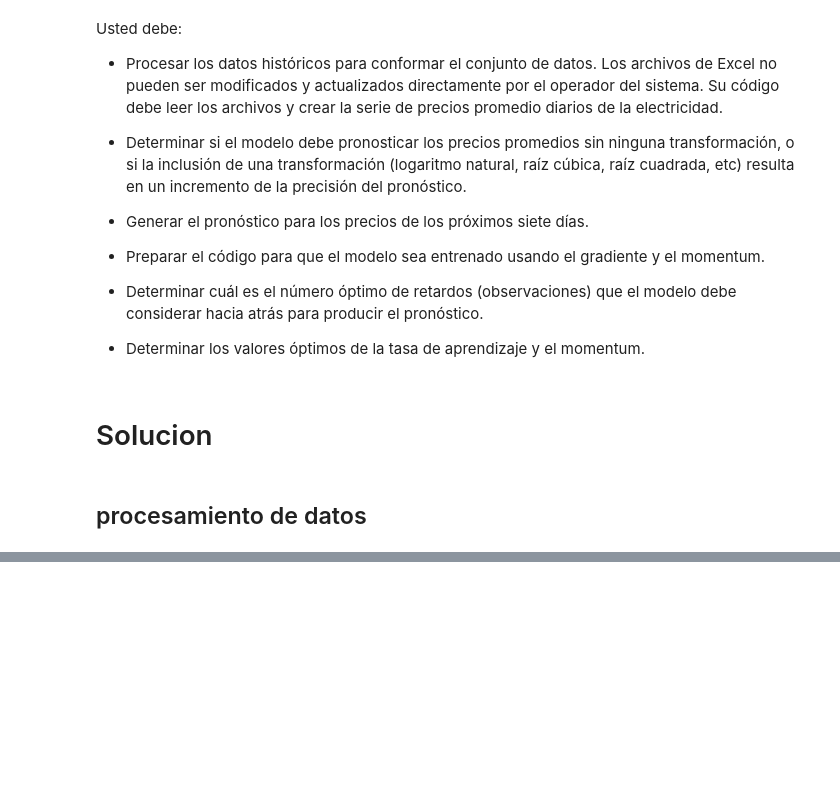
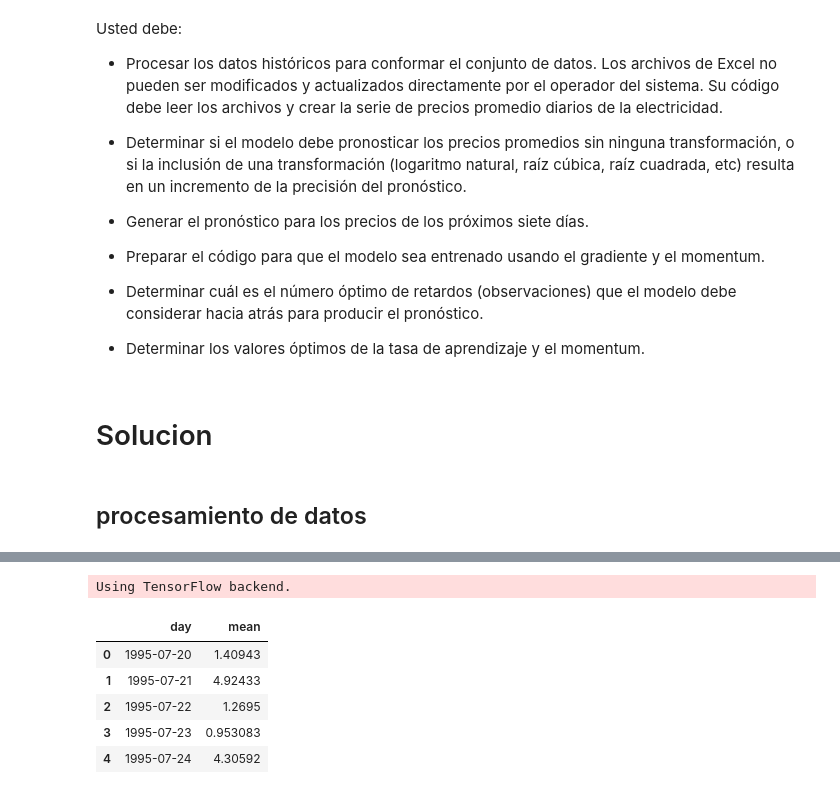
Before and after one commit to ann-2018-03/evaluacion-stobonlopez, a Jupyter notebook: 01-precios.ipynb, the cells around one changed output, grey strips where cells are left out. Cells and saved outputs as stored; diff of their text form; code cells hidden in the pictures; blank space fills up the shorter version.

```diff
--- a/01-precios.ipynb
+++ b/01-precios.ipynb
@@ -57,0 +40,61 @@ all_data.describe()
+# %%
+%matplotlib inline
+import matplotlib.pyplot as plt
+import pandas as pd
+import glob
+import numpy as np
+import tensorflow as tf
+tf.enable_eager_execution()
+import numpy as np
+from sklearn.model_selection import ParameterGrid
+from sklearn.model_selection import GridSearchCV
+from sklearn.preprocessing import MinMaxScaler
+from sklearn.metrics import r2_score
+from sklearn import metrics
+from keras import optimizers
+from keras.layers import LSTM
+from keras.layers import Dense
+from keras.layers import Dropout
+from keras.models import Sequential
+from keras.wrappers.scikit_learn import KerasRegressor
+from keras.callbacks import EarlyStopping, ReduceLROnPlateau, ModelCheckpoint, TensorBoard
+# %% [output]
+Using TensorFlow backend.
+# %%
+col = ["day","mean"]
+mp = pd.DataFrame(columns = col)
+checkerDuplicates = set()
+
+for y in range(1995, 2019):
+    if y == 2011:
+        tmp = 0
+    if y <= 2015:
+        t = pd.read_excel('datos/precios/Precio_Bolsa_Nacional_($kwh)_'+str(y)+'.xlsx')
+    else:
+        t = pd.read_excel('datos/precios/Precio_Bolsa_Nacional_($kwh)_'+str(y)+'.xls')
+
+    for i, row in t.iterrows():
+        tmp1 = []
+        if y == 2011:
+            if tmp < 2:
+                continue
+            else:
+               tmp1 = [row[0], np.mean(row[1:-2]), row[-2]]
+            tmp = tmp + 1
+        else:
+            if (i < 2):
+                continue
+            if y in [1995,1996,1997,1998,1999,2001,2002,2003,2004,2006,2007,2008,2009,]:
+                tmp1 = [row[0], np.max(np.mean(row[1:]))]
+            elif y in [2000,2005,2010,2015,2016,2017,2018]:
+                tmp1 = [row[0], np.mean(row[1:-1])]
+            else:
+                tmp1 = [row[0], np.mean(row[1:-2])]
+        if tmp1[0] is np.nan:
+            continue
+        if not isinstance(tmp1[0], str):
+            tmp1[0] = "{:%Y-%m-%d}".format(tmp1[0])
+
+        if not tmp1[0] in checkerDuplicates:
+            mp.loc[len(mp), :] = tmp1
+            checkerDuplicates.add(tmp1[0])
@@ -57,0 +103,9 @@ all_data.describe()
+# %%
+mp.head()
+# %% [output]
+|  | day | mean |
+| 0 | 1995-07-20 | 1.40943 |
+| 1 | 1995-07-21 | 4.92433 |
+| 2 | 1995-07-22 | 1.2695 |
+| 3 | 1995-07-23 | 0.953083 |
+| 4 | 1995-07-24 | 4.30592 |
```
Also changed, not shown: parts of 16 cells of this notebook, 1 other file.
